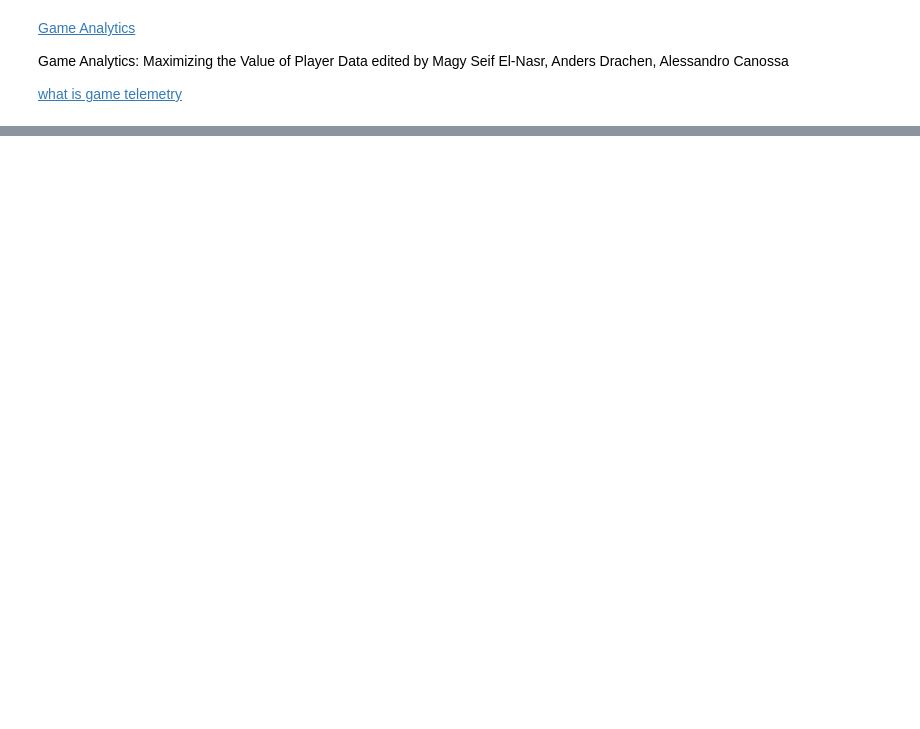
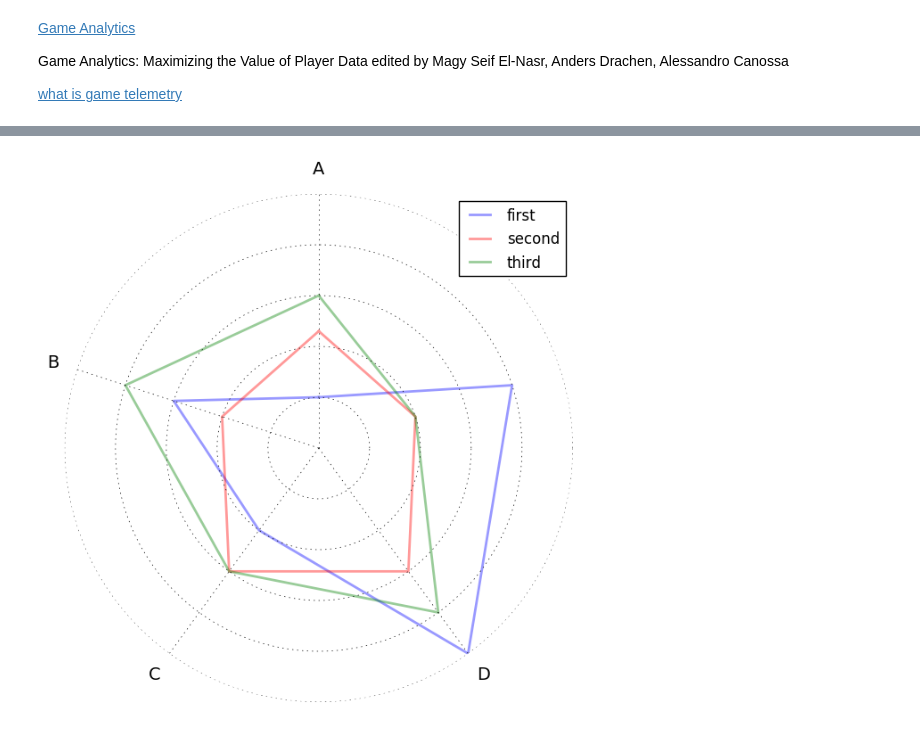
Before and after one commit to hernamesbarbara/r6stats, a Jupyter notebook: notebooks/Radar Players.ipynb, the cells around one changed output, grey strips where cells are left out. Cells and saved outputs as stored; diff of their text form; code cells hidden in the pictures; blank space fills up the shorter version.

Commit message:
fake plot

```diff
--- a/notebooks/Radar Players.ipynb
+++ b/notebooks/Radar Players.ipynb
@@ -51,3 +46,11 @@ stats.ranked.playtime                           float64
 stats.ranked.wins                               float64
 stats.ranked.wlr                                float64
 dtype: object
+# %%
+radar = RadarChart(plt.figure(figsize=(6, 6)), ['A','B','C','D', 'E'])
+radar.plot([1, 3, 2, 5, 4],  "-", lw=2, color="b", alpha=0.4, label="first")
+radar.plot([2.3, 2, 3, 3, 2],"-", lw=2, color="r", alpha=0.4, label="second")
+radar.plot([3, 4, 3, 4, 2], "-", lw=2, color="g", alpha=0.4, label="third")
+radar.show()
+# %% [output]
+[figure, added]
```
Also changed, not shown: parts of 10 cells of this notebook.
